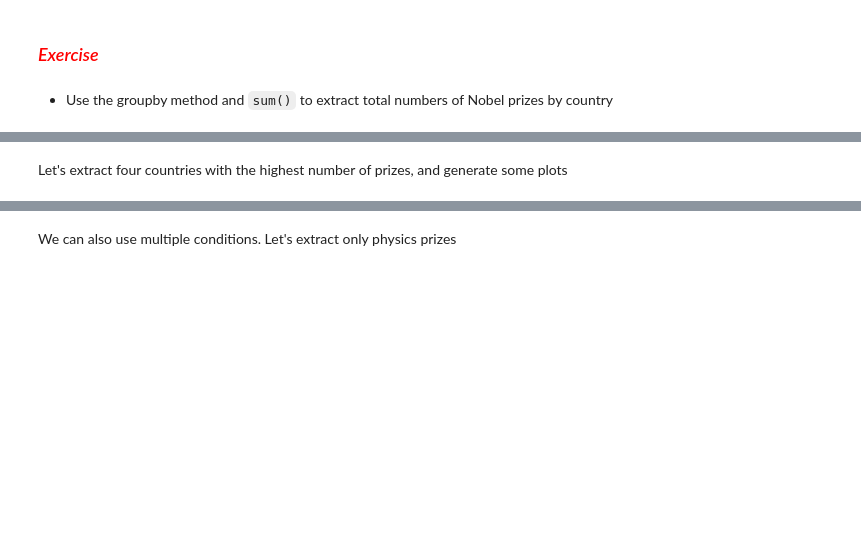
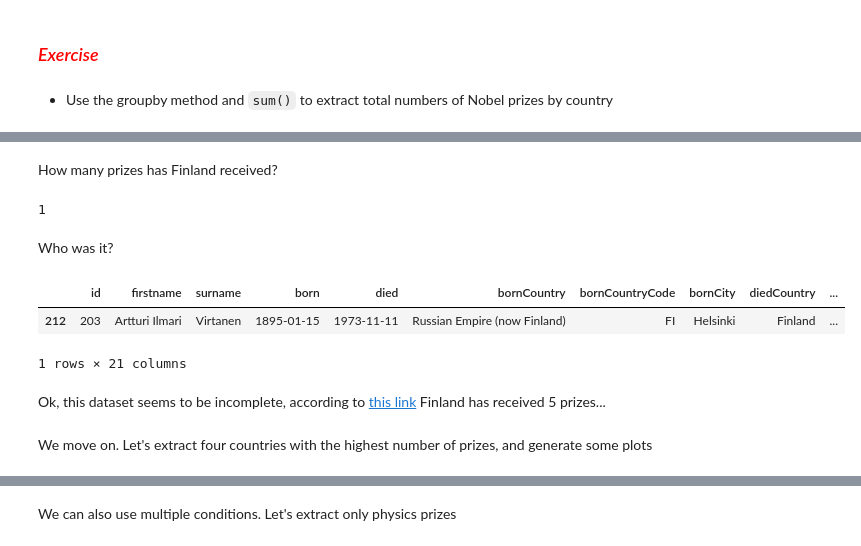
Before and after one commit to coderefinery/jupyter-retired, a Jupyter notebook: 01_dataexplore.ipynb, the cells around one changed output, grey strips where cells are left out. Drawn from its saved outputs; the diff is of its cells as text; code cells hidden in the pictures; blank space fills up the shorter version.

Commit message:
first dev commit

```diff
--- a/01_dataexplore.ipynb
+++ b/01_dataexplore.ipynb
@@ -140,0 +253,5 @@ nobel["number"]=1
+# %%
+nobel = nobel.replace(to_replace="Federal Republic of Germany",value="Germany")
+nobels_by_country = nobel.groupby('country',sort=False).sum()
+nobels_by_country = nobels_by_country["number"]
+nobels_by_country
@@ -140,0 +276,8 @@ nobel["number"]=1
+# %% [markdown]
+How many prizes has Finland received?
+# %%
+nobels_by_country["Finland"]
+# %% [output]
+1
+# %% [markdown]
+Who was it?
@@ -141,5 +286,13 @@ nobel["number"]=1
+# %%
+nobel.loc[nobel['country'] == "Finland"]
+# %% [output]
+|  | id | firstname | surname | born | died | bornCountry | bornCountryCode | bornCity | diedCountry | ... |
+| 212 | 203 | Artturi Ilmari | Virtanen | 1895-01-15 | 1973-11-11 | Russian Empire (now Finland) | FI | Helsinki | Finland | ... |
+1 rows × 21 columns
+# %% [markdown]
+Ok, this dataset seems to be incomplete, according to [this link](https://en.wikipedia.org/wiki/List_of_Nobel_laureates_by_country#Finland) Finland has received 5 prizes...
 # %% [markdown]
-Let's extract four countries with the highest number of prizes, and generate some plots
+We move on. Let's extract four countries with the highest number of prizes, and generate some plots
 # %%
 countries = np.array(["Germany", "France", "USA", "United Kingdom"])
 # %%
```
Also changed, not shown: parts of 24 cells of this notebook, 4 other files.
